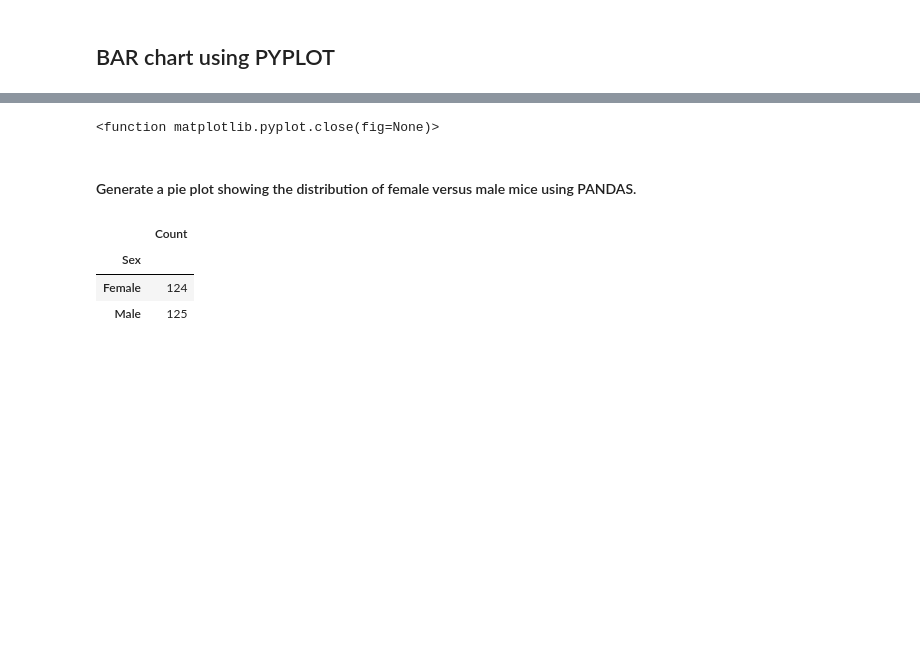
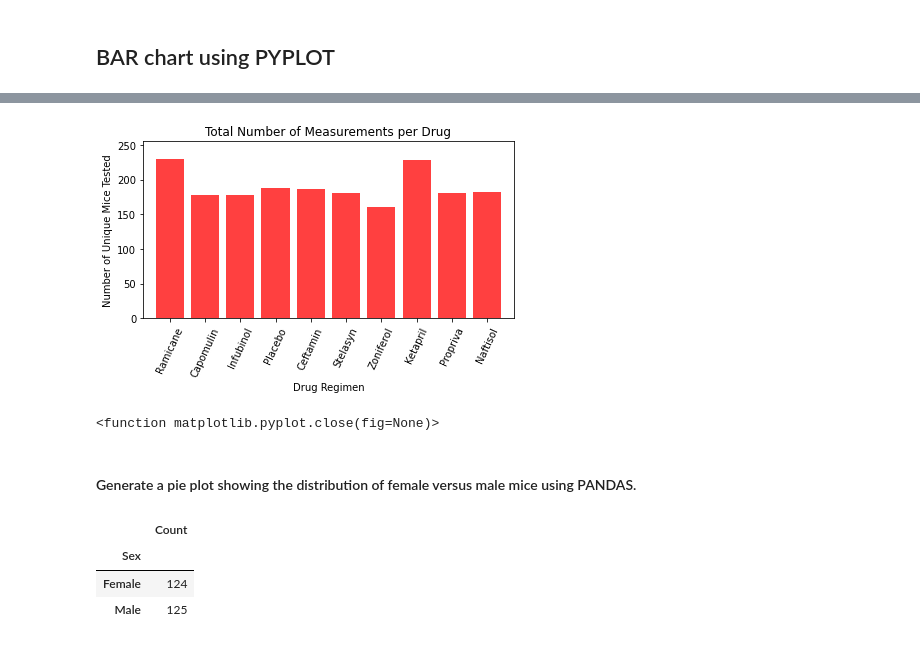
Before and after one commit to mbarrera2020/Matplotlib, a Jupyter notebook: Pymaceuticals/mainPymaceuticals.ipynb, the cells around one changed output, grey strips where cells are left out. Saved outputs shown, nothing was run; the diff lists cells and outputs as text; code cells hidden in the pictures; blank space fills up the shorter version.

```diff
--- a/Pymaceuticals/mainPymaceuticals.ipynb
+++ b/Pymaceuticals/mainPymaceuticals.ipynb
@@ -318,7 +324,7 @@ measurements.plot(kind="bar")
 # Generate a bar plot showing the total number of measurements taken
 # on each drug regimen using PYPLOT.
 
-%matplotlib notebook
+#%matplotlib notebook
 
 # NOTE: use variables above for the charts
 # x-axis will be drugs --> variable: drugs
@@ -335,7 +341,7 @@ tick_locations = [value for value in x_axis]
 
 # pass in the tick location and the label you want to appear on the ticks (in order)
 #plt.xticks(tick_locations, drugs, rotation="vertical")
-plt.xticks(tick_locations, drugs, rotation=45)
+plt.xticks(tick_locations, drugs, rotation=65)
 
 # Sets the x limits of the current chart
 # using len(x_axis)-0.25 will go to the last value in your x-axis and come back a small amount.
@@ -343,7 +349,7 @@ plt.xticks(tick_locations, drugs, rotation=45)
 
 plt.xlim(-0.75, len(x_axis)-0.25)
 
-plt.ylim(0, max(measurements), +50)
+plt.ylim(0, max(measurements)+25, +50)
 
 # Set a Title and labels
 plt.title("Total Number of Measurements per Drug")
@@ -364,3 +368,4 @@ plt.close
+[figure, added]
 <function matplotlib.pyplot.close(fig=None)>
 # %% [markdown]
 ####  Generate a pie plot showing the distribution of female versus male mice using PANDAS.
```
Also changed, not shown: parts of 24 cells of this notebook, 1 other file.
